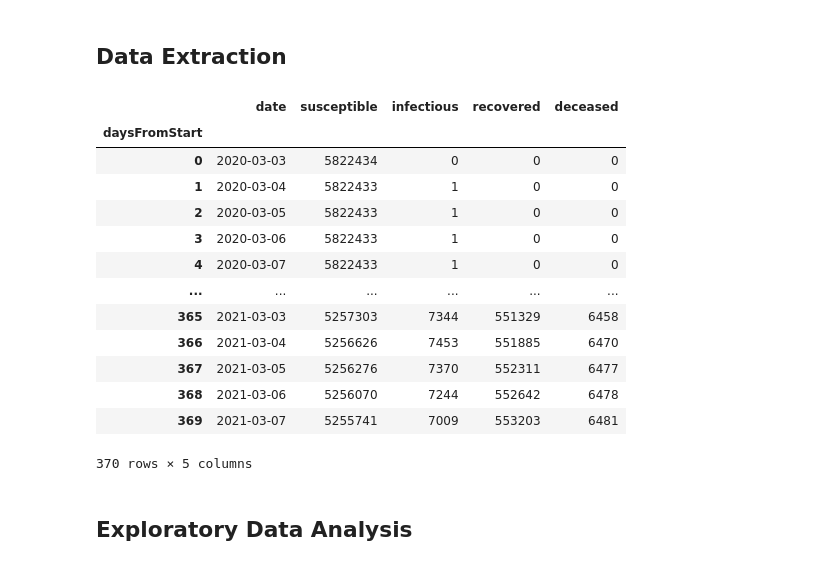
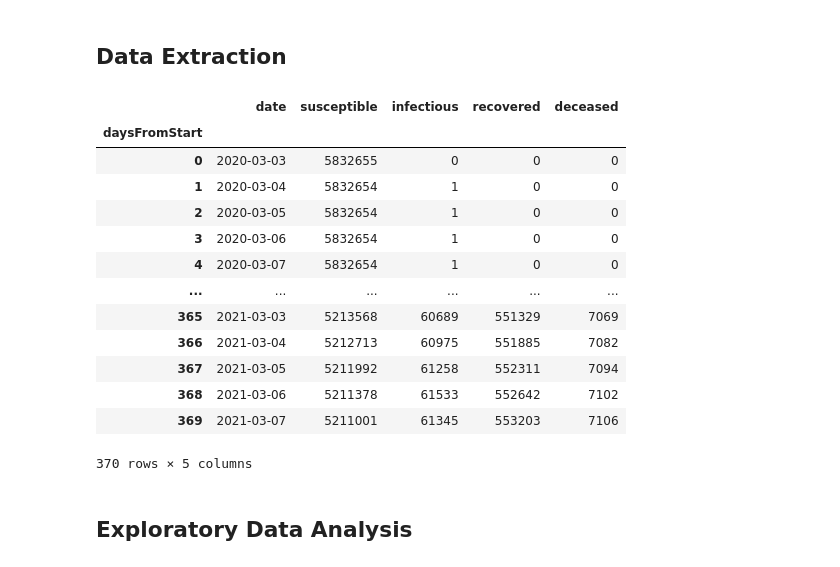
Before and after one commit to ZhongRuoyu/ntu-cz1115-project, a Jupyter notebook: covid.ipynb, the cells around one changed output. Cells and saved outputs as stored; diff of their text form; code cells hidden in the pictures.

```diff
--- a/covid.ipynb
+++ b/covid.ipynb
@@ -16,5 +31,9 @@ sb.set(rc={"figure.figsize": (12, 8)})
 # %% [markdown]
 ## Data Acquisition and Cleanup
+# %%
+state = "Wisconsin"
+state_abbr = "WI"
 # %%
-raw = pd.read_json("https://api.covidtracking.com/v1/states/wi/daily.json")
+raw = pd.read_json(f"https://api.covidtracking.com/v1/states/{state_abbr.lower()}/daily.json")
 backup = raw
+raw
@@ -23,0 +54,4 @@ population = 5822434
+# %%
+pop_data = pd.read_csv("https://www2.census.gov/programs-surveys/popest/datasets/2010-2020/national/totals/nst-est2020.csv")
+population = int(pop_data[pop_data["NAME"] == state]["POPESTIMATE2020"])
+population
@@ -53,32 +88,32 @@ raw
 # %%
 def extract_data(raw):
     # https://covidtracking.com/about-data/data-definitions
     global population
     data = pd.DataFrame(raw[["date"]])
-    data["susceptible"] = population - raw["positiveCasesViral"]
-    data["infectious"] = raw["positiveCasesViral"] - raw["recovered"] - raw["deathConfirmed"]
+    data["susceptible"] = population - raw["positive"]
+    data["infectious"] = raw["positive"] - raw["recovered"] - raw["death"]
     data["recovered"] = raw["recovered"]
-    data["deceased"] = raw["deathConfirmed"]
+    data["deceased"] = raw["death"]
     for col in ["susceptible", "infectious", "recovered", "deceased"]:
         data.loc[:, col] = data[col].astype(int)
     return data
 
 data = extract_data(raw)
 data
 # %% [output]
 |  | date | susceptible | infectious | recovered | deceased |
 | daysFromStart |  |  |  |  |  |
-| 0 | 2020-03-03 | 5822434 | 0 | 0 | 0 |
-| 1 | 2020-03-04 | 5822433 | 1 | 0 | 0 |
-| 2 | 2020-03-05 | 5822433 | 1 | 0 | 0 |
-| 3 | 2020-03-06 | 5822433 | 1 | 0 | 0 |
-| 4 | 2020-03-07 | 5822433 | 1 | 0 | 0 |
+| 0 | 2020-03-03 | 5832655 | 0 | 0 | 0 |
+| 1 | 2020-03-04 | 5832654 | 1 | 0 | 0 |
+| 2 | 2020-03-05 | 5832654 | 1 | 0 | 0 |
+| 3 | 2020-03-06 | 5832654 | 1 | 0 | 0 |
+| 4 | 2020-03-07 | 5832654 | 1 | 0 | 0 |
 | ... | ... | ... | ... | ... | ... |
-| 365 | 2021-03-03 | 5257303 | 7344 | 551329 | 6458 |
-| 366 | 2021-03-04 | 5256626 | 7453 | 551885 | 6470 |
-| 367 | 2021-03-05 | 5256276 | 7370 | 552311 | 6477 |
-| 368 | 2021-03-06 | 5256070 | 7244 | 552642 | 6478 |
-| 369 | 2021-03-07 | 5255741 | 7009 | 553203 | 6481 |
+| 365 | 2021-03-03 | 5213568 | 60689 | 551329 | 7069 |
+| 366 | 2021-03-04 | 5212713 | 60975 | 551885 | 7082 |
+| 367 | 2021-03-05 | 5211992 | 61258 | 552311 | 7094 |
+| 368 | 2021-03-06 | 5211378 | 61533 | 552642 | 7102 |
+| 369 | 2021-03-07 | 5211001 | 61345 | 553203 | 7106 |
 370 rows × 5 columns
 # %% [markdown]
 ## Exploratory Data Analysis
```
Also changed, not shown: parts of 27 cells of this notebook.
